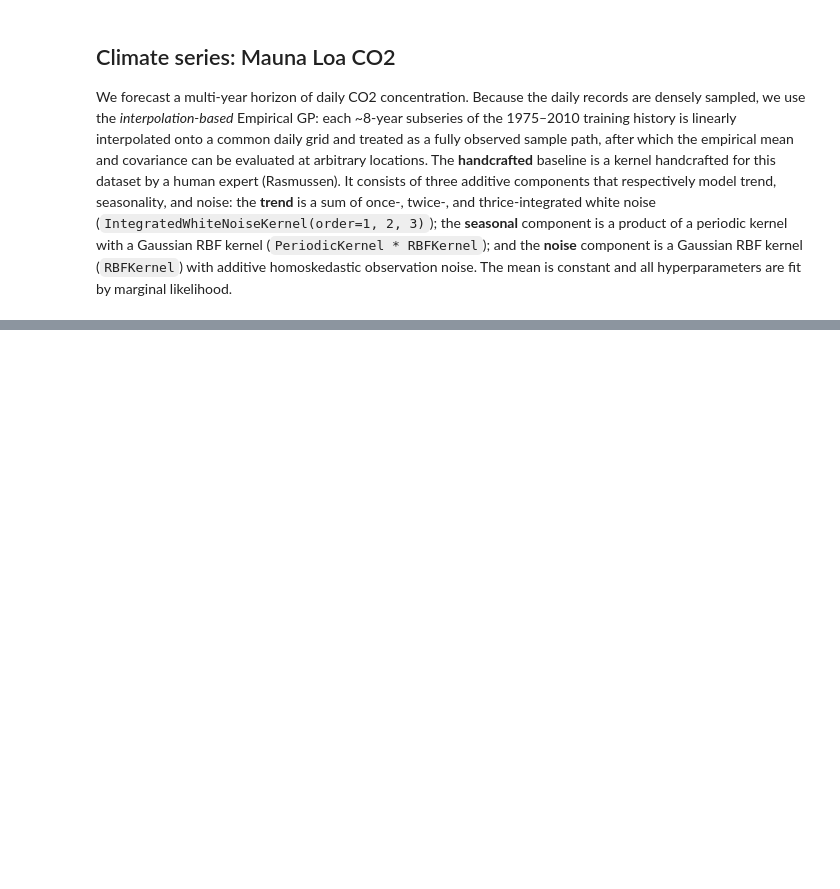
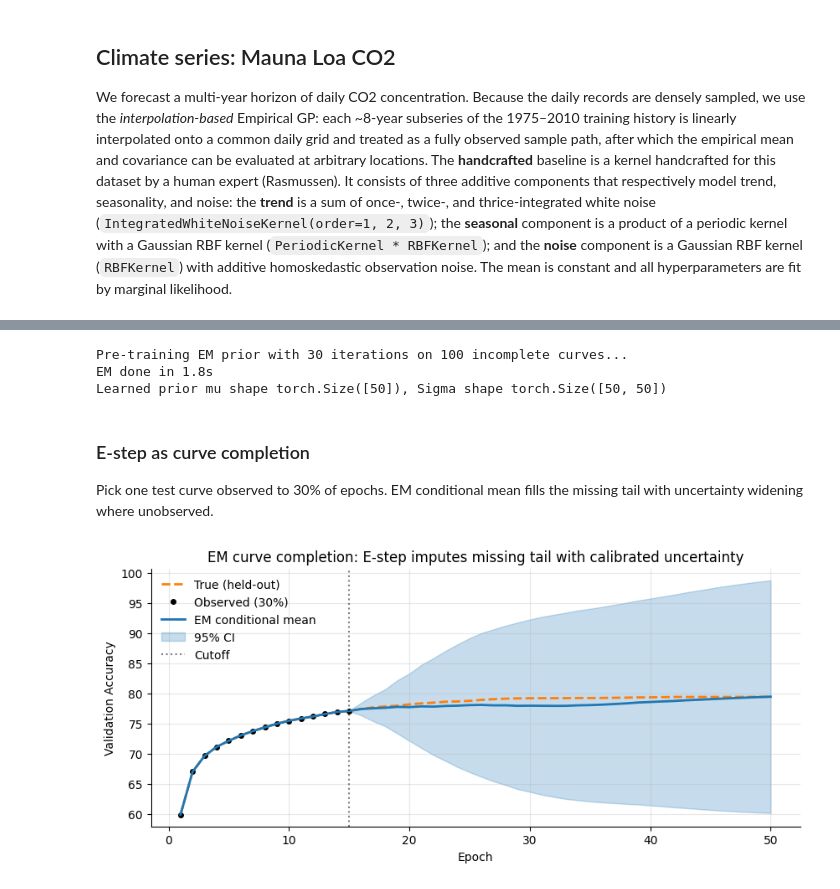
Before and after one commit to meta-pytorch/botorch, a Jupyter notebook: tutorials/empirical_gaussian_processes/empirical_gaussian_processes.ipynb, the cells around one changed output, grey strips where cells are left out. Drawn from its saved outputs; the diff is of its cells as text; code cells hidden in the pictures; blank space fills up the shorter version.

```diff
--- a/tutorials/empirical_gaussian_processes/empirical_gaussian_processes.ipynb
+++ b/tutorials/empirical_gaussian_processes/empirical_gaussian_processes.ipynb
@@ -885,0 +785,71 @@ print('With just 3–5 synthetic curves, the empirical GP closely approximates t
+# %%
+# Pre-train EM prior on incomplete historical datasets
+n_em = 5 if IS_SMOKE else 30
+print(f"Pre-training EM prior with {n_em} iterations on {len(historical_datasets)} incomplete curves...")
+start = time.time()
+
+# The base Matern kernel is the EM covariance's smooth, full-rank fall-back: it seeds
+# the E-step imputation of the truncated tails and is the M-step shrinkage target. Its
+# lengthscale must be commensurate with the epoch axis (here 1..52). The GPyTorch
+# default (~0.69) is a correlation length of well under one epoch, so conditioning on
+# the observed head barely constrains the tail and the predictive standard deviation
+# jumps abruptly to the prior envelope just past the last observation. A correlation
+# length of ~10 epochs (about a fifth of the range) makes the posterior uncertainty
+# grow smoothly into the unobserved region.
+base_covar = ScaleKernel(MaternKernel(nu=2.5, ard_num_dims=1))
+base_covar.base_kernel.lengthscale = 10.0
+
+em_prior = pretrain_em_prior(
+    datasets=historical_datasets,
+    mean_module=ConstantMean(),
+    covar_module=base_covar,
+    num_em_iterations=n_em,
+    enable_interpolation=True,
+    # Shrink the EM covariance toward the base kernel K(Z, Z) at each M-step. This is a
+    # flexible generalization of the Inverse-Wishart prior (a free intensity in [0, 1],
+    # decoupled from the number of inducing points) that regularizes the sparsely-observed
+    # late-epoch tail, so the completed curves track the true trajectory instead of
+    # collapsing where few historical curves reach.
+    covariance_shrinkage=0.3,
+)
+print(f"EM done in {time.time()-start:.1f}s")
+print(f"Learned prior mu shape {em_prior.mu_inducing.shape}, Sigma shape {em_prior.Sigma_inducing.shape}")
+# %% [output]
+Pre-training EM prior with 30 iterations on 100 incomplete curves...
+EM done in 1.8s
+Learned prior mu shape torch.Size([50]), Sigma shape torch.Size([50, 50])
+# %% [markdown]
+### E-step as curve completion
+
+Pick one test curve observed to 30% of epochs. EM conditional mean fills the missing tail with uncertainty widening where unobserved.
+# %%
+test_curve_full = test_full[0]
+obs_frac = 0.3
+cutoff = int(obs_frac * len(X_grid))
+X_obs = X_grid[:cutoff].unsqueeze(-1)
+Y_obs = test_curve_full[:cutoff].unsqueeze(-1)
+X_test = X_grid.unsqueeze(-1)
+
+model_em = EMEmpiricalGaussianProcess.from_pretrained(em_prior, train_X=X_obs, train_Y=Y_obs)
+# Recorded curves are essentially noise-free, so use a small observation noise for a
+# clean interpolating fit at the observed epochs (the tail behavior is governed by the
+# EM covariance, not the noise).
+model_em.likelihood.noise = torch.tensor(1e-4, dtype=torch.double)
+model_em.eval()
+with torch.no_grad():
+    post = model_em.posterior(X_test)
+    mu_post = post.mean.squeeze().numpy()
+    std_post = post.variance.sqrt().squeeze().numpy()
+
+fig, ax = plt.subplots(1, 1, figsize=(10, 4))
+style_ax(ax, grid=False)
+ax.plot(X_grid.numpy(), test_curve_full.numpy(), color='tab:orange', linewidth=2, linestyle='--', label='True (held-out)')
+ax.plot(X_obs.squeeze().numpy(), Y_obs.squeeze().numpy(), 'ko', markersize=4, label='Observed (30%)')
+ax.plot(X_grid.numpy(), mu_post, color='tab:blue', linewidth=2, label='EM conditional mean')
+ax.fill_between(X_grid.numpy(), mu_post-2*std_post, mu_post+2*std_post, color='tab:blue', alpha=0.25, label='95% CI')
+ax.axvline(X_grid[cutoff-1].item(), color='k', linestyle=':', alpha=0.5, label='Cutoff')
+ax.set_xlabel('Epoch'); ax.set_ylabel('Validation Accuracy')
+ax.set_title('EM curve completion: E-step imputes missing tail with calibrated uncertainty')
+ax.legend(frameon=False); ax.grid(alpha=0.3); plt.show()
+# %% [output]
+[figure, added]
```
Also changed, not shown: parts of 41 cells of this notebook, 1 other file.
